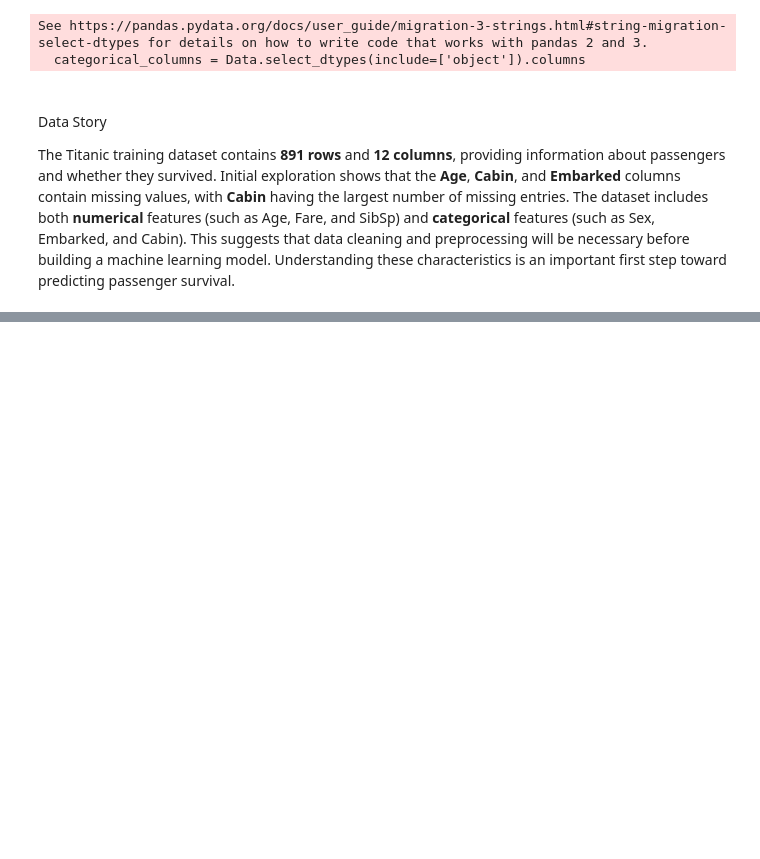
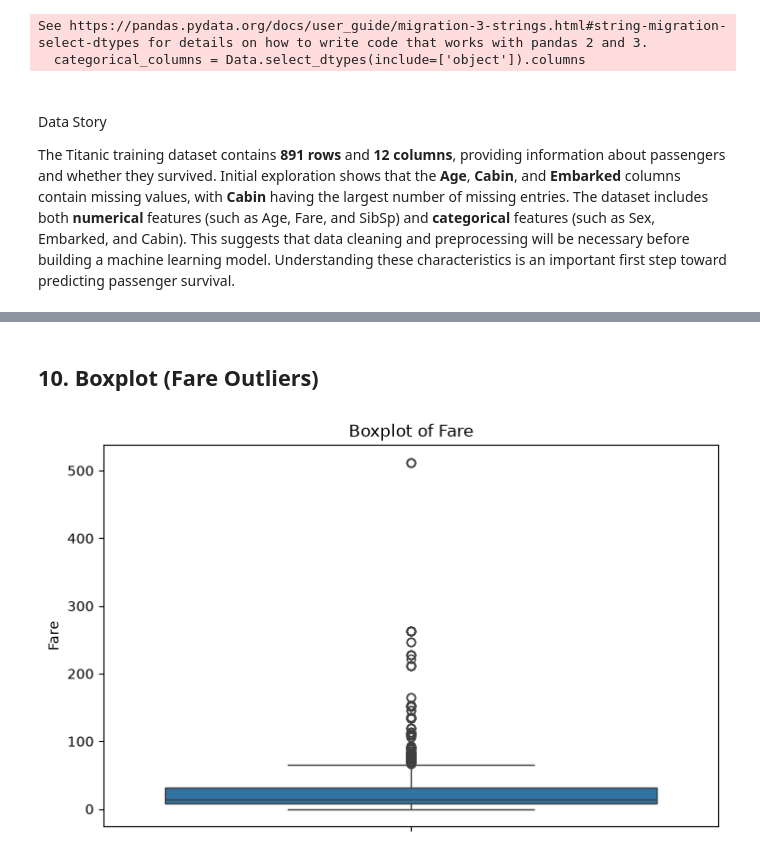
Before and after one commit to MoeezIqbal436/neurofive-ml-track, a Jupyter notebook: task_1.ipynb, the cells around one changed output, grey strips where cells are left out. Saved outputs shown, nothing was run; the diff lists cells and outputs as text; code cells hidden in the pictures; blank space fills up the shorter version.

```diff
--- a/task_1.ipynb
+++ b/task_1.ipynb
@@ -99,0 +157,9 @@ The Titanic training dataset contains **891 rows** and **12 columns**, providing
+# %% [markdown]
+## 10. Boxplot (Fare Outliers)
+# %%
+plt.figure(figsize=(8,5))
+sns.boxplot(y=Data["Fare"])
+plt.title("Boxplot of Fare")
+plt.show()
+# %% [output]
+[figure, added]
```
Also changed, not shown: parts of 14 cells of this notebook, 2 other files.
